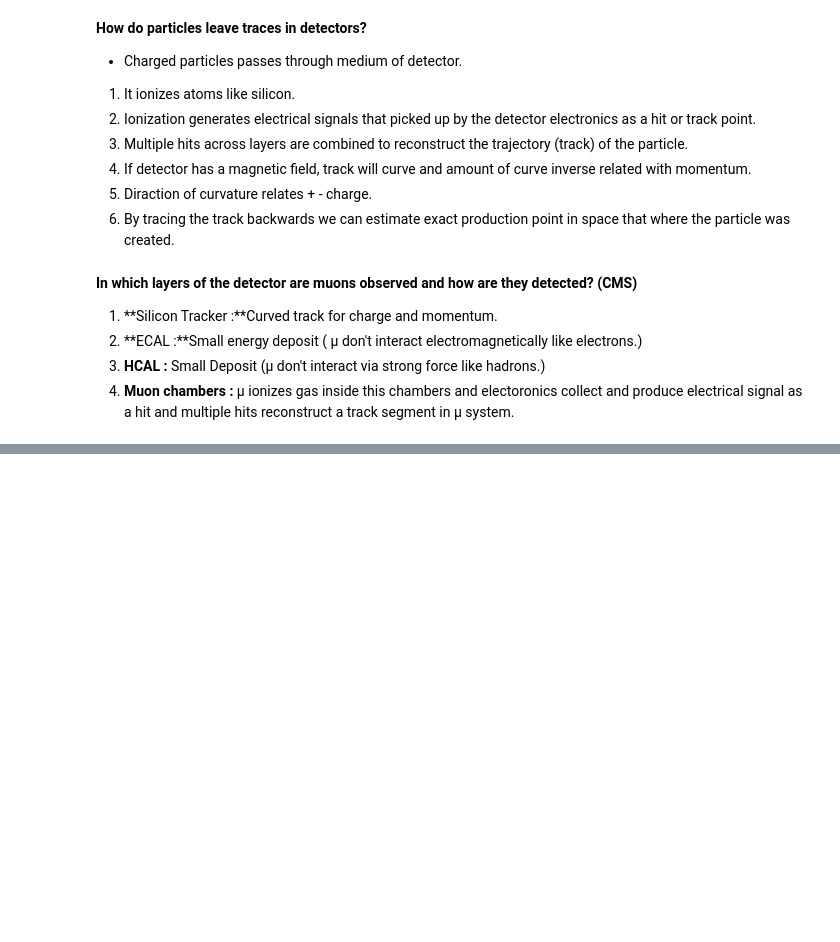
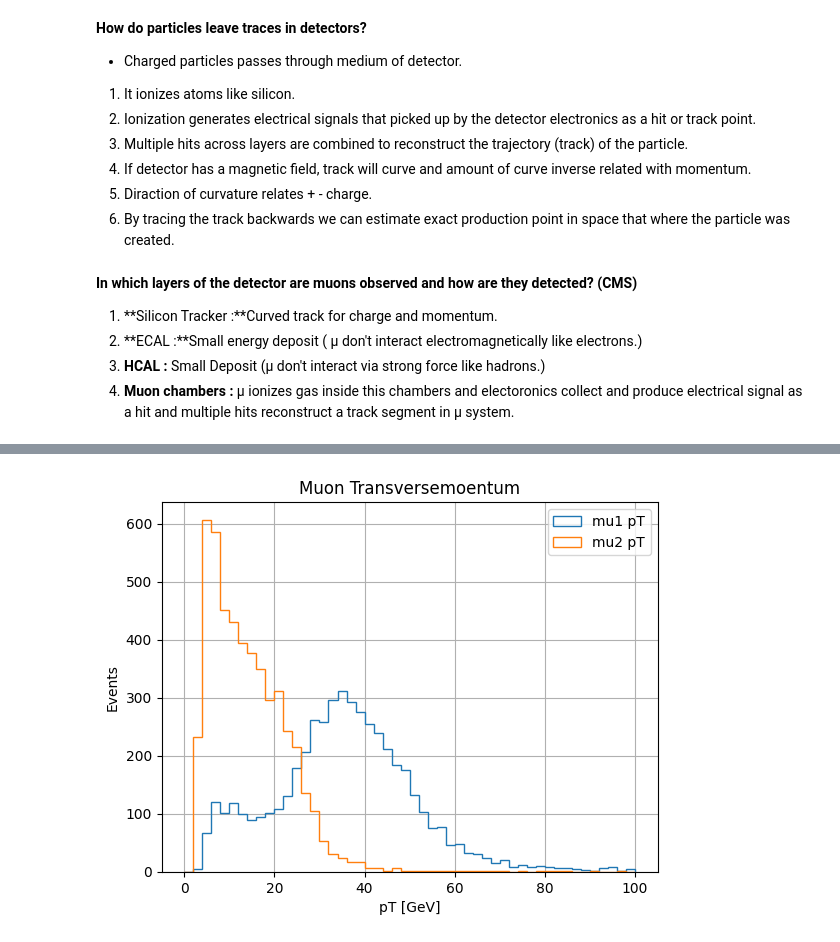
Before and after one commit to Trace-Zero/Simulated-dataset-HToAATo2Mu2B, a Jupyter notebook: MS_Collaboration_(2024)_Simulated_dataset_HToAATo2Mu2B_MA25_TuneCP5_13TeV_madgraph_pythia8_in_NANOAODSIM_format_for_2016_collision_open_data.ipynb, the cells around one changed output, grey strips where cells are left out. Drawn from its saved outputs; the diff is of its cells as text; code cells hidden in the pictures; blank space fills up the shorter version.

```diff
--- a/MS_Collaboration_(2024)_Simulated_dataset_HToAATo2Mu2B_MA25_TuneCP5_13TeV_madgraph_pythia8_in_NANOAODSIM_format_for_2016_collision_open_data.ipynb
+++ b/MS_Collaboration_(2024)_Simulated_dataset_HToAATo2Mu2B_MA25_TuneCP5_13TeV_madgraph_pythia8_in_NANOAODSIM_format_for_2016_collision_open_data.ipynb
@@ -337,0 +364,11 @@ plt.show()
+# %%
+plt.hist(ak.to_numpy(mu1.pt), bins=50, range=(0, 100), histtype='step', label="mu1 pT")
+plt.hist(ak.to_numpy(mu2.pt), bins=50, range=(0, 100), histtype='step', label="mu2 pT")
+plt.xlabel("pT [GeV]")
+plt.ylabel("Events")
+plt.legend()
+plt.grid()
+plt.title("Muon Transversemoentum")
+plt.show()
+# %% [output]
+[figure, added]
```
Also changed, not shown: parts of 6 cells of this notebook.
